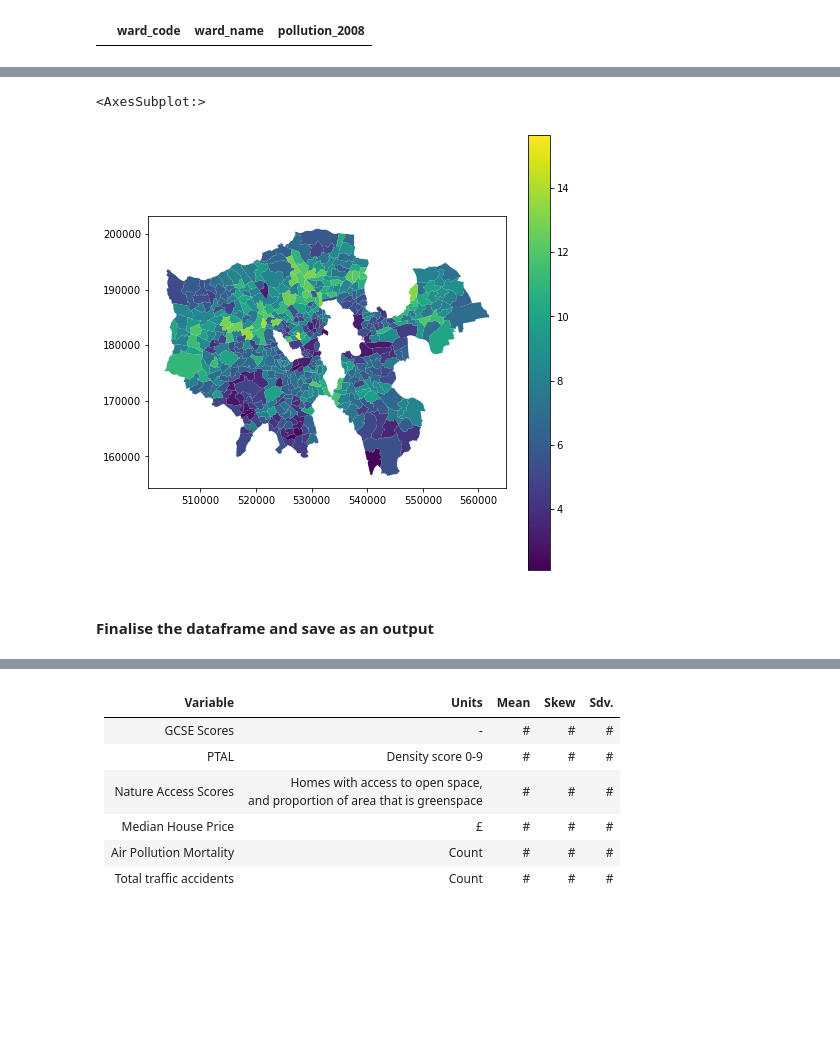
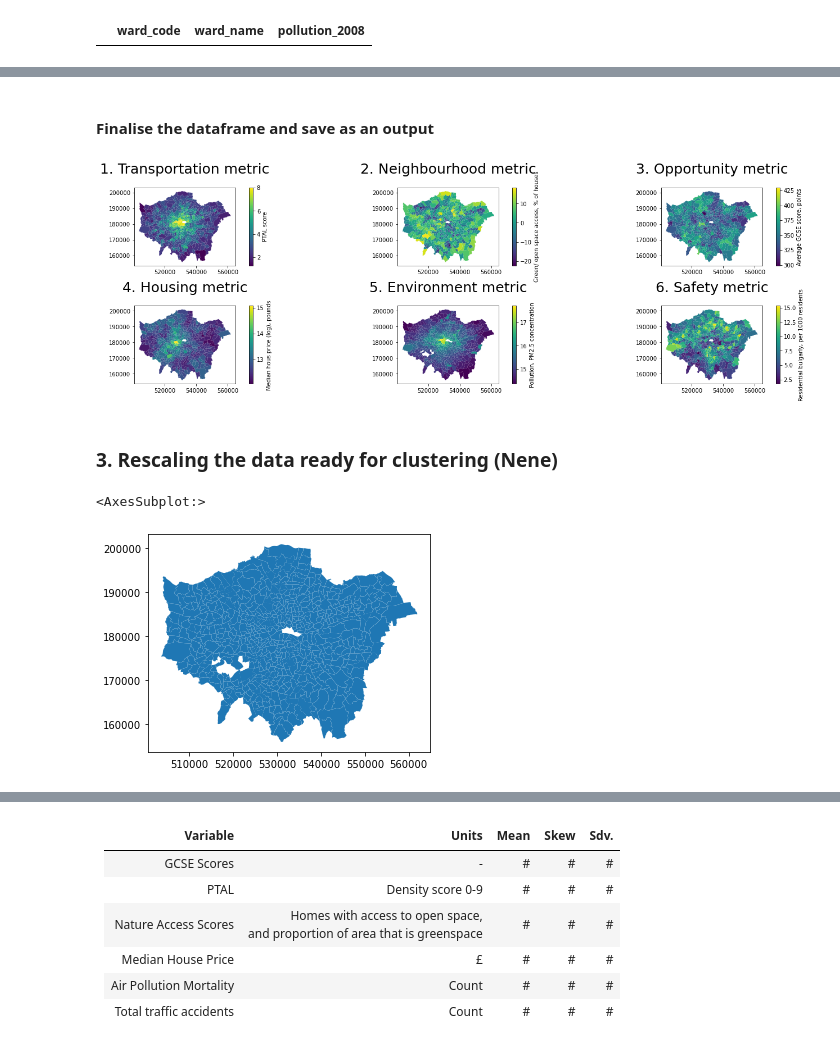
Before and after one commit to neneninja97/liveable_london, a Jupyter notebook: data_pre_processing.ipynb, the cells around one changed output, grey strips where cells are left out. Saved outputs shown, nothing was run; the diff lists cells and outputs as text; code cells hidden in the pictures; blank space fills up the shorter version.

Commit message:
merged and standardised

```diff
--- a/data_pre_processing.ipynb
+++ b/data_pre_processing.ipynb
@@ -326,0 +310,8 @@ df_merged_4.drop(['WardName', 'WardCode','total2012', 'Population - 2015'], axis
+# %%
+# Normalise data per resident
+
+df_joinedcrime['burglariesper1000residents'] = df_joinedcrime['total2009']/df_joinedcrime['Population']*1000
+# %%
+# Keep relevant columns
+
+df_crimeNormalised = df_joinedcrime[['Ward Name', 'Ward Code', 'total2009', 'Population', 'burglariesper1000residents']]
@@ -326,0 +327,4 @@ df_merged_4.drop(['WardName', 'WardCode','total2012', 'Population - 2015'], axis
+# %%
+# Check if normalisation is accurate
+
+df_crimeNormalised = df_crimeNormalised.sort_values(by=['burglariesper1000residents'], ascending=True)
@@ -326,0 +340,6 @@ df_merged_4.drop(['WardName', 'WardCode','total2012', 'Population - 2015'], axis
+# %%
+# Merge into the boundary data
+df_merged_4 = pd.merge(df_merged_3, df_crimeNormalised, left_on='GSS_CODE', right_on='Ward Code', how='left')
+
+# Cleaning up
+df_merged_4.drop(['Ward Name', 'Ward Code','total2009', 'Population'], axis=1, inplace=True)
@@ -347,8 +372,3 @@ memory usage: 55.8+ KB
-# %%
-df_merged_4.plot(column='burglariesper1000residents', legend=True, figsize=(8,8))
-# %% [output]
-<AxesSubplot:>
-[figure, removed]
 # %% [markdown]
 #### Finalise the dataframe and save as an output
 # %%
@@ -360,3 +380,49 @@ dest = os.path.join("data", "clean")
 name = "df_data_pre_standardisation.csv"
 file = os.path.join(dest, name)
 df_merged_4.to_csv(file, index=False)
+# %%
+# Plot the distribution on histograms - code adapted from Phillip's
+
+cols_plot = ['ptal_2013','nature_access_2013', 'gcse_2013','median_house_2014_log',
+             'pollution_2008', 'burglariesper1000residents']
+
+#set the histogram titles
+titles = ["1. Transportation metric",
+              "2. Neighbourhood metric",
+              "3. Opportunity metric",
+              "4. Housing metric",
+              "5. Environment metric",
+              "6. Safety metric"]
+
+#set the axis labels
+labels = ["PTAL score",
+          "Green/ open space access, % of houses",
+          "Average GCSE score, points",
+          "Median hous price (log), pounds",
+          "Pollution, PM2.5 concentration",
+          "Residential bulgarly, per 1000 residents"]
+
+#create a base axis for the plots
+fig, ax = plt.subplots(2,3, figsize = (20,6))
+#flatten the axis to make it easy to iteratre over
+axis = ax.flatten()
+
+#iterate over each columns using the labels information already set up
+for i, col in enumerate(cols_plot):
+
+    #add label information
+    axis[i].set_title(titles[i], fontsize = 25, pad = 25)
+
+    #create the plots
+    df_merged_4.plot(column = col, legend = True, ax = axis[i],
+                     legend_kwds={'label': labels[i],
+                             'orientation': "vertical"})
+
+#keep the layout tight
+plt.tight_layout()
+#show the plot
+plt.show()
+# %% [output]
+[figure, added]
+# %% [markdown]
+### 3. Rescaling the data ready for clustering (Nene)
@@ -362,0 +432,5 @@ df_merged_4.to_csv(file, index=False)
+# %%
+df_final.plot()
+# %% [output]
+<AxesSubplot:>
+[figure, added]
```
Also changed, not shown: parts of 48 cells of this notebook.
